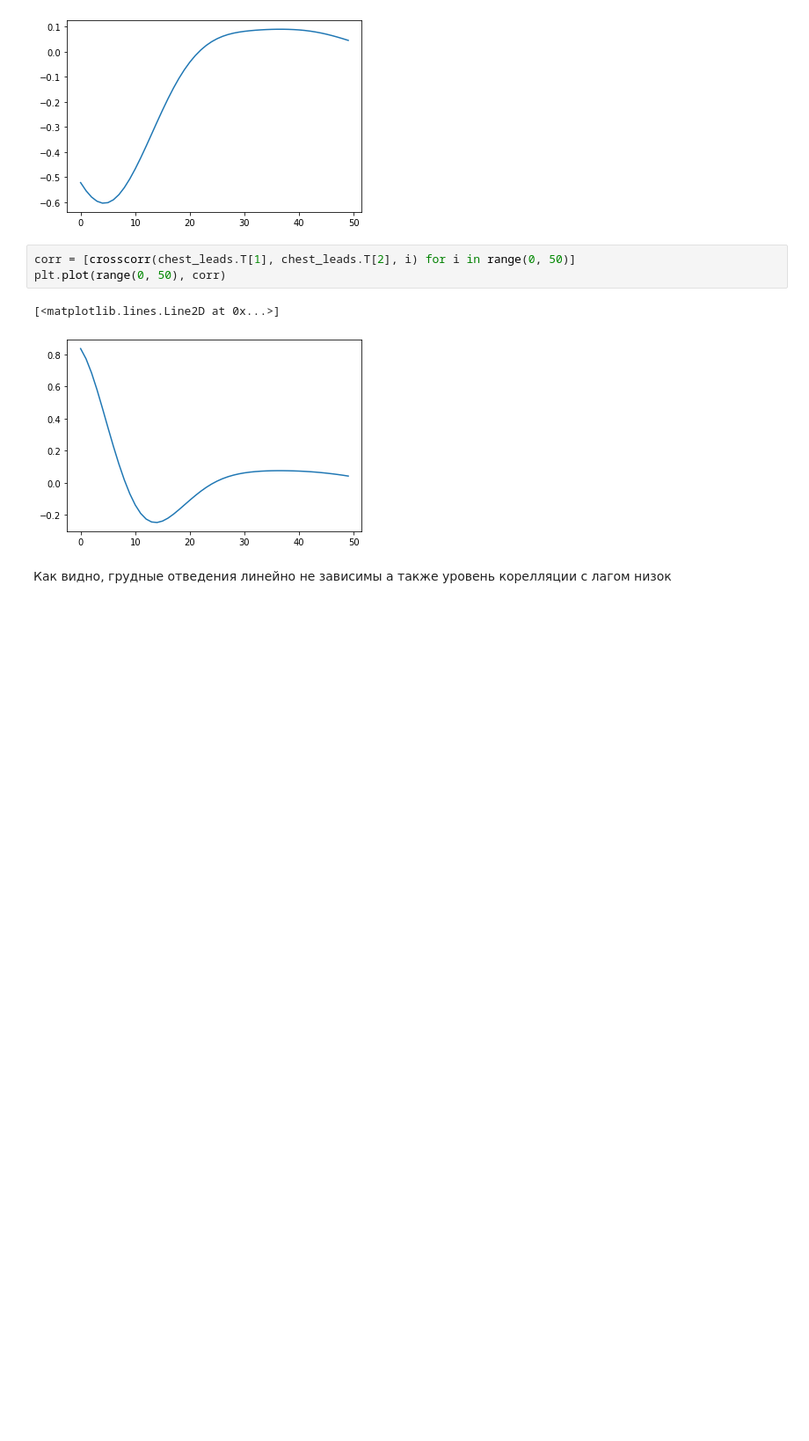
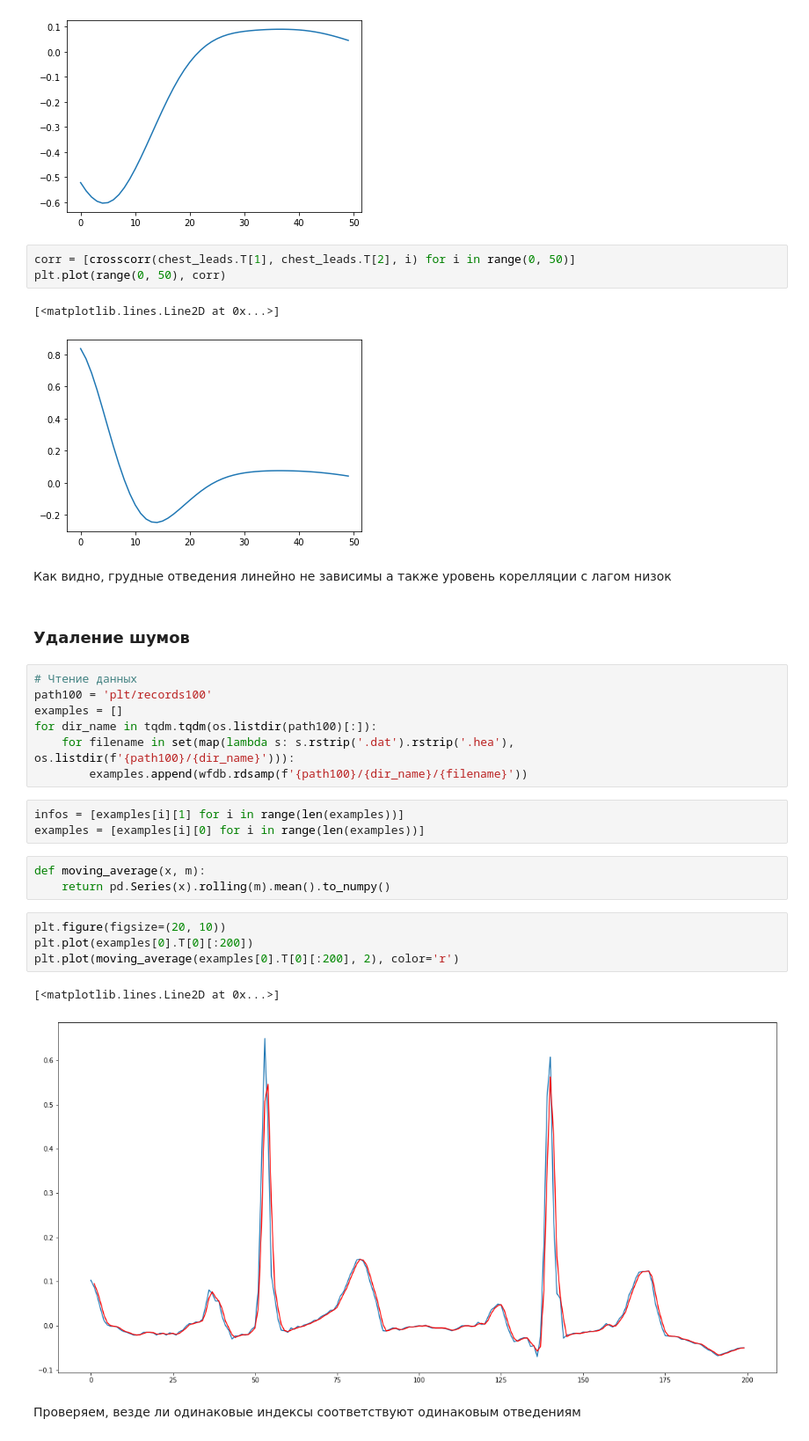
Before and after one commit to AKovalyuk/ecg-classification, a Jupyter notebook: notebook.ipynb, the cells around one changed output. Shown: that part at 88% size. Drawn from its saved outputs; the diff is of its cells as text; blank space fills up the shorter version.

Commit message:
Remove outliers & add moving average processing

```diff
--- a/notebook.ipynb
+++ b/notebook.ipynb
@@ -132,3 +134,27 @@ plt.plot(range(0, 50), corr)
 [figure]
 # %% [markdown]
 Как видно, грудные отведения линейно не зависимы а также уровень корелляции с лагом низок
+# %% [markdown]
+### Удаление шумов
+# %%
+# Чтение данных
+path100 = 'plt/records100'
+examples = []
+for dir_name in tqdm.tqdm(os.listdir(path100)[:]):
+    for filename in set(map(lambda s: s.rstrip('.dat').rstrip('.hea'), os.listdir(f'{path100}/{dir_name}'))):
+        examples.append(wfdb.rdsamp(f'{path100}/{dir_name}/{filename}'))
+# %%
+infos = [examples[i][1] for i in range(len(examples))]
+examples = [examples[i][0] for i in range(len(examples))]
+# %%
+def moving_average(x, m):
+    return pd.Series(x).rolling(m).mean().to_numpy()
+# %%
+plt.figure(figsize=(20, 10))
+plt.plot(examples[0].T[0][:200])
+plt.plot(moving_average(examples[0].T[0][:200], 2), color='r')
+# %% [output]
+[<matplotlib.lines.Line2D at 0x...>]
+[figure, added]
+# %% [markdown]
+Проверяем, везде ли одинаковые индексы соответствуют одинаковым отведениям
```
Also changed, not shown: parts of 19 cells of this notebook, 1 other file.
